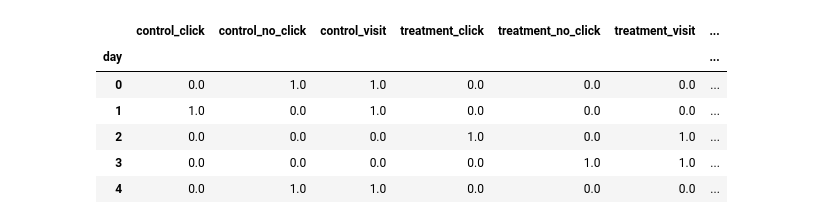
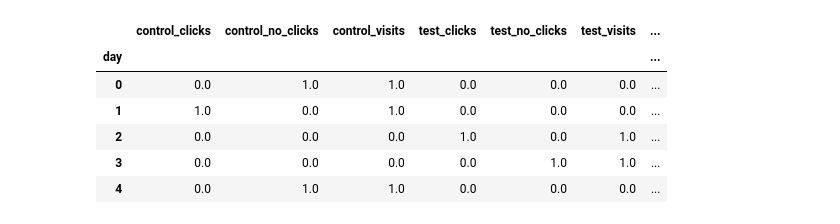
Before and after one commit to ViniciusKos/bayesian_abtest_shiny, a Jupyter notebook: testei.ipynb, the cells around one changed output. Drawn from its saved outputs; the diff is of its cells as text; code cells hidden in the pictures.

```diff
--- a/testei.ipynb
+++ b/testei.ipynb
@@ -52,30 +63,31 @@ def get_prob_and_loss( data , sample_size = None):
 # %%
 df = pd.read_csv("data_experiment.csv")
 df1 = df.copy()
-for i in ['visit','click']:
+df1['group'] = df1['group'].replace( {"treatment":"test"})
+for i in ['visits','clicks']:
     df1[i] = df1[i].astype(int)
 df1 = df1.reset_index().rename( columns={'index':'day'} )
 df1 = df1.pivot_table( index='day', columns='group', values=df1.select_dtypes(exclude='object').columns ,aggfunc='sum')
 
 df1 = df1.swaplevel( axis=1 )
 df1 = df1.reindex(sorted(df1.columns), axis=1).fillna(0)
 df1.columns = ["_".join(i) for i in df1.columns]
 for i in df1.columns:
     df1[f"acc_{i}"] = df1[i].cumsum()
 # df1 = df1.rename(columns={
 #     'control_click':"clicks_A",
 #     'treatment_click':"clicks_B",
 #     "control_visit":"visits_A",
 #     "treatment_visit":"visits_B",
 #     "acc_control_click":"acc_clicks_A",
 #     "acc_treatment_click":"acc_clicks_B",
 #     "acc_control_visit":"acc_visits_A",
 #     "acc_treatment_visit":"acc_visits_B"
 # })
 
 df1.head()
 # %% [output]
-|  | control_click | control_no_click | control_visit | treatment_click | treatment_no_click | treatment_visit | ... |
+|  | control_clicks | control_no_clicks | control_visits | test_clicks | test_no_clicks | test_visits | ... |
 | day |  |  |  |  |  |  | ... |
 | 0 | 0.0 | 1.0 | 1.0 | 0.0 | 0.0 | 0.0 | ... |
 | 1 | 1.0 | 0.0 | 1.0 | 0.0 | 0.0 | 0.0 | ... |
```
Also changed, not shown: parts of 3 cells of this notebook, 1 other file.
